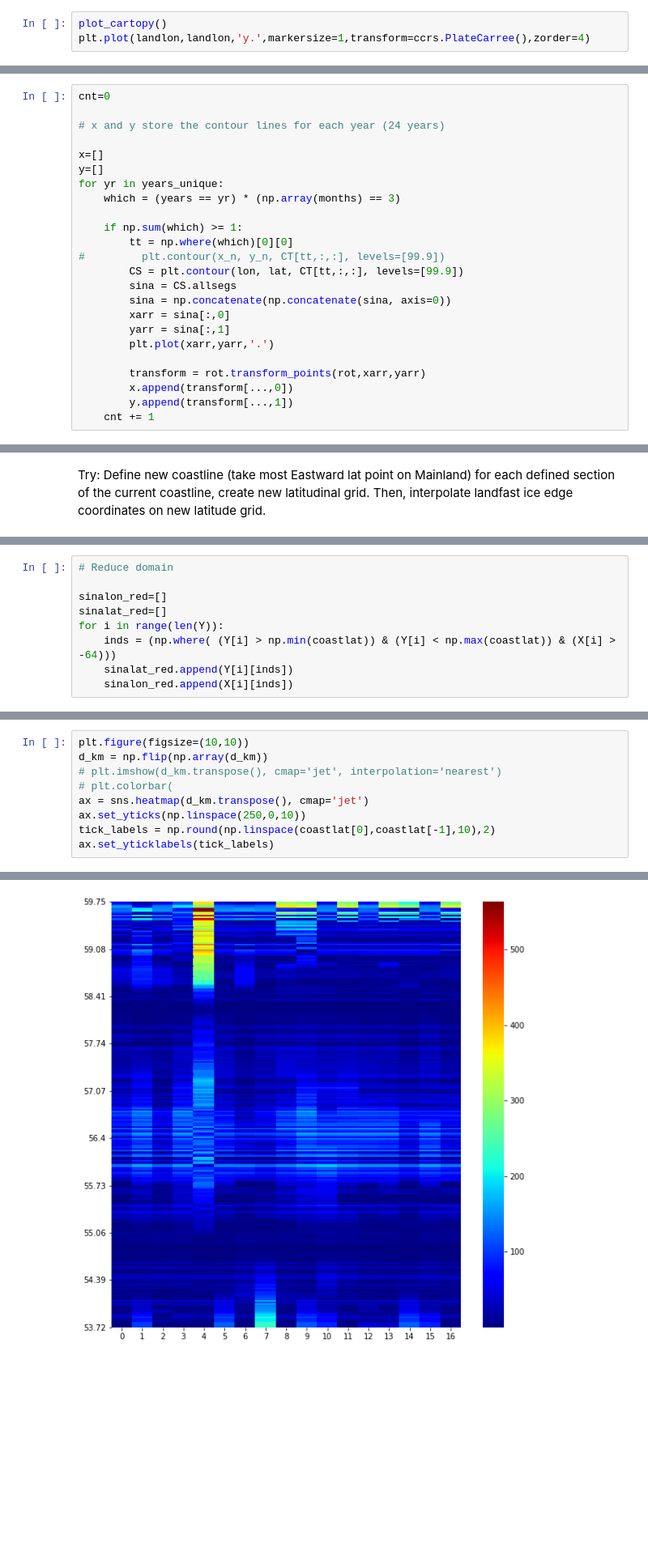
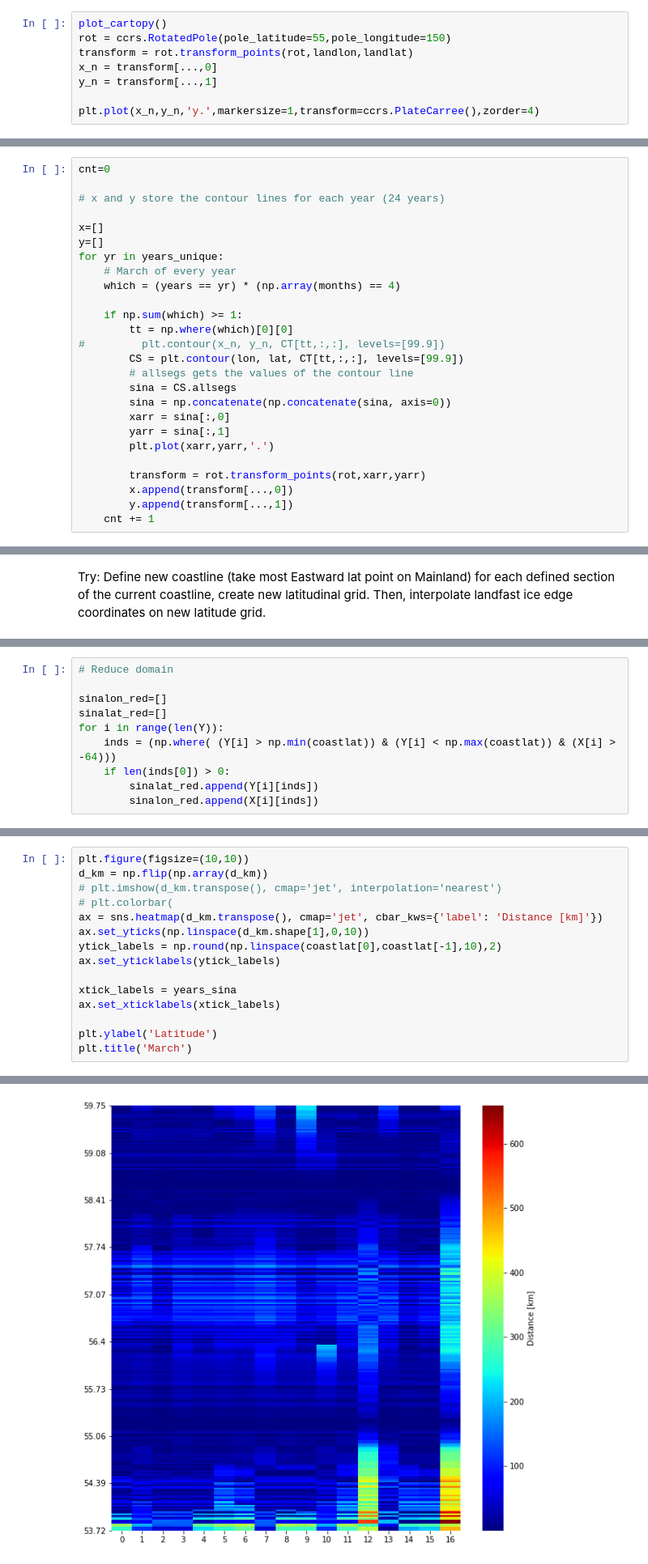
Before and after one commit to maynwang/CIS, a Jupyter notebook: landfast.ipynb, the cells around one changed output, grey strips where cells are left out. Shown at 81% size. Cells and saved outputs as stored; diff of their text form; blank space fills up the shorter version.

```diff
--- a/landfast.ipynb
+++ b/landfast.ipynb
@@ -118,5 +128,10 @@ plt.plot(xarr,yarr,'.')
 # %%
 plot_cartopy()
-plt.plot(landlon,landlon,'y.',markersize=1,transform=ccrs.PlateCarree(),zorder=4)
+rot = ccrs.RotatedPole(pole_latitude=55,pole_longitude=150)
+transform = rot.transform_points(rot,landlon,landlat)
+x_n = transform[...,0]
+y_n = transform[...,1]
+
+plt.plot(x_n,y_n,'y.',markersize=1,transform=ccrs.PlateCarree(),zorder=4)
 # %% [output]
 [<matplotlib.lines.Line2D at 0x...>]
@@ -131,12 +146,14 @@ cnt=0
 x=[]
 y=[]
 for yr in years_unique:
-    which = (years == yr) * (np.array(months) == 3)
+    # March of every year
+    which = (years == yr) * (np.array(months) == 4)
 
     if np.sum(which) >= 1:
         tt = np.where(which)[0][0]
 #         plt.contour(x_n, y_n, CT[tt,:,:], levels=[99.9])
         CS = plt.contour(lon, lat, CT[tt,:,:], levels=[99.9])
+        # allsegs gets the values of the contour line
         sina = CS.allsegs
         sina = np.concatenate(np.concatenate(sina, axis=0))
         xarr = sina[:,0]
@@ -197,5 +215,6 @@ sinalon_red=[]
 sinalat_red=[]
 for i in range(len(Y)):
     inds = (np.where( (Y[i] > np.min(coastlat)) & (Y[i] < np.max(coastlat)) & (X[i] > -64)))
-    sinalat_red.append(Y[i][inds])
-    sinalon_red.append(X[i][inds])
+    if len(inds[0]) > 0:
+        sinalat_red.append(Y[i][inds])
+        sinalon_red.append(X[i][inds])
@@ -236,8 +254,14 @@ plt.figure(figsize=(10,10))
 d_km = np.flip(np.array(d_km))
 # plt.imshow(d_km.transpose(), cmap='jet', interpolation='nearest')
 # plt.colorbar(
-ax = sns.heatmap(d_km.transpose(), cmap='jet')
-ax.set_yticks(np.linspace(250,0,10))
-tick_labels = np.round(np.linspace(coastlat[0],coastlat[-1],10),2)
-ax.set_yticklabels(tick_labels)
+ax = sns.heatmap(d_km.transpose(), cmap='jet', cbar_kws={'label': 'Distance [km]'})
+ax.set_yticks(np.linspace(d_km.shape[1],0,10))
+ytick_labels = np.round(np.linspace(coastlat[0],coastlat[-1],10),2)
+ax.set_yticklabels(ytick_labels)
+
+xtick_labels = years_sina
+ax.set_xticklabels(xtick_labels)
+
+plt.ylabel('Latitude')
+plt.title('March')
 # %% [output]
@@ -254 +269 @@ ax.set_yticklabels(tick_labels)
-[figure, old version]
+[figure, new version]
```
Also changed, not shown: parts of 12 cells of this notebook.
